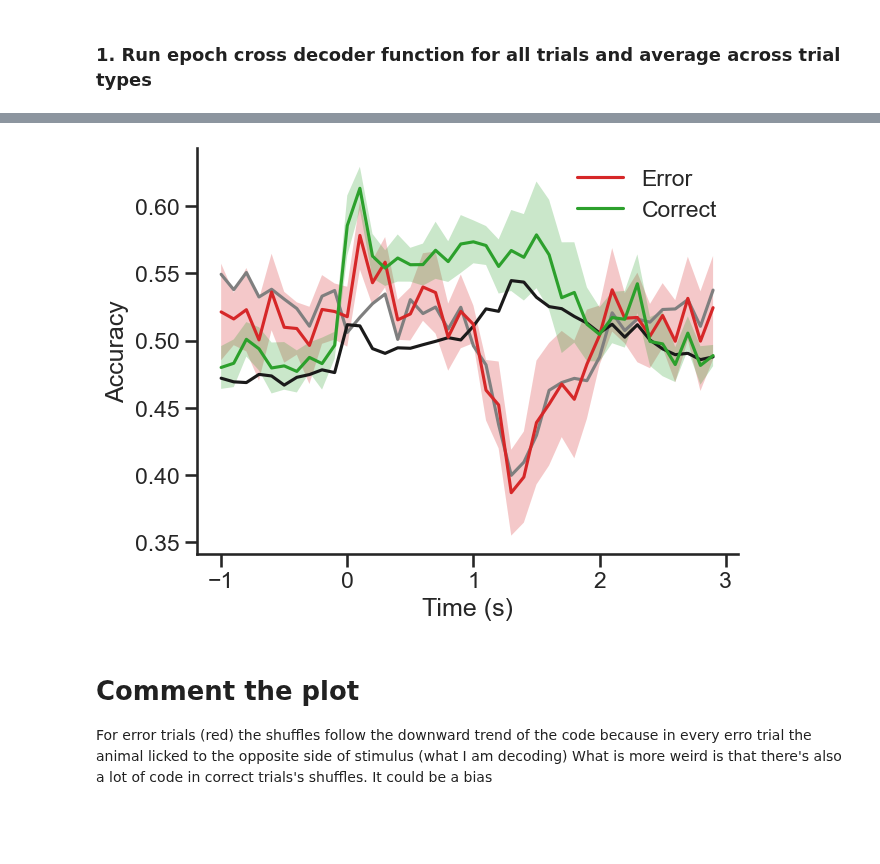
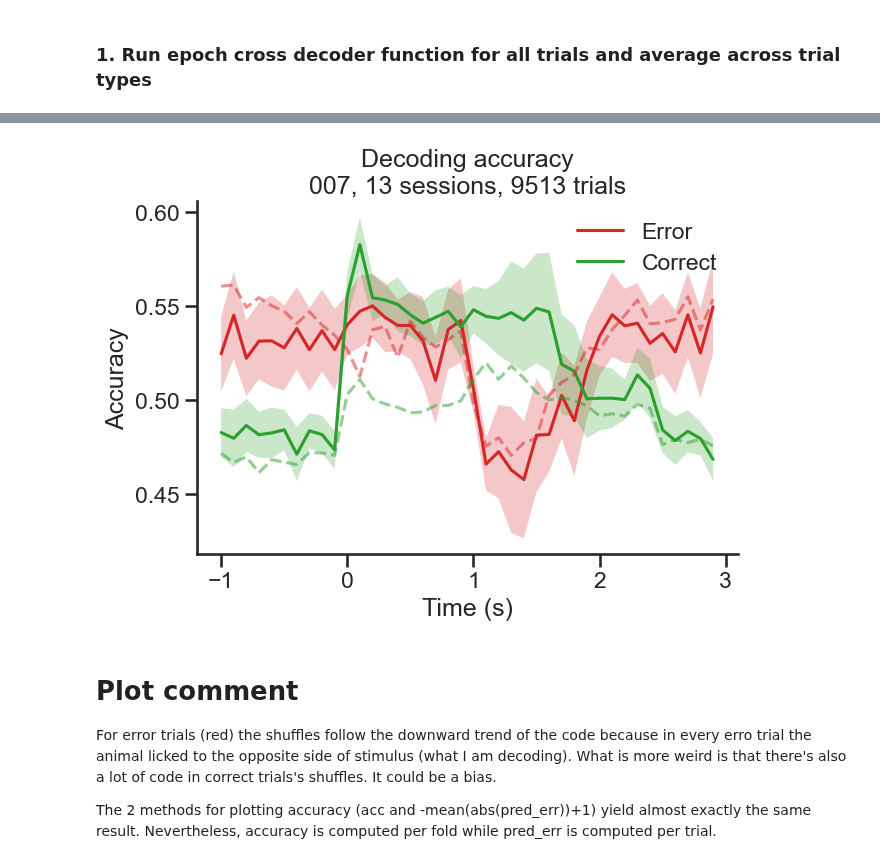
Before and after one commit to 3leni0n/PycharmProjects, a Jupyter notebook: ephys/decoder/notebook.ipynb, the cells around one changed output, grey strips where cells are left out. Drawn from its saved outputs; the diff is of its cells as text; code cells hidden in the pictures; blank space fills up the shorter version.

Commit message:
Cleaned decoder code and notebook

```diff
--- a/ephys/decoder/notebook.ipynb
+++ b/ephys/decoder/notebook.ipynb
@@ -82,16 +82,2 @@ Folder is not empty. Skipping...
 # %% [markdown]
 ## Load behavior
-# %%
-%%time
-# Load behavioral data from all sessions in a list of DataFrames
-behavior = []
-for _ in range(len(ephys_ids)):
-    print(f'Parsing behavioral session {_ + 1}/{len(ephys_ids)}: {ephys_ids[_]}...')
-    path_behavior = get_behavior_id(ephys_ids[_])
-    df_behavior = parse_v2(path_behavior)
-    behavior.append(df_behavior)
-
-# Get behavioral events
-stim_dur = df_behavior.StimDur.unique()[0]
-delay = df_behavior.Delay.unique()[0]
-go_cue = stim_dur + delay
@@ -266,6 +281,5 @@ plt.legend(frameon=False)
 # %%
 %%time
-from ephys.decoder import *
 # Run mean epoch cross decoder split across sessions
-results = mean_epoch_cross_decoder_split(epoch='stim', split_by='Hit', save=False, plot=False)
+# results = mean_epoch_cross_decoder_split(epoch='stim', split_by='Hit', save=True, plot=False)
 # %% [output]
@@ -324,4 +288,4 @@ Wall time: 1min 36s
 # %%
 # Load epoch cross decoder split results across sessions
-with open(Path(folder_parent / 'results_mean_epoch_cross_decoder_split_stim_split_by_Hit.pkl'), 'rb') as f:
+with open(Path(folder_parent / 'results_mean_epoch_cross_decoder_stim_split_by_Hit.pkl'), 'rb') as f:
     results = pickle.load(f)
@@ -328,35 +296,32 @@ with open(Path(folder_parent / 'results_mean_epoch_cross_decoder_split_stim_spli
 # %%
-# plot mean NEGATIVE MEAN ABS + 1 PRED ERROR epoch decoder split by Hit
+# Plot mean accuracy epoch stimulus decoder split by Hit
+acc0_mean = np.nanmean([np.nanmean(results['acc0'][i], axis=0) for i in range(len(results["acc0"]))], axis=0)
+acc0_sem = sem([np.nanmean(results['acc0'][i], axis=0) for i in range(len(results["acc0"]))], axis=0)
+acc_null0_mean = np.nanmean([(np.nanmean(results['acc_null0'][i], axis=(0, 2))) for i in range(len(results['acc_null0']))], axis=0)
+acc1_mean = np.nanmean([np.nanmean(results['acc1'][i], axis=0) for i in range(len(results["acc1"]))], axis=0)
+acc1_sem = sem([np.nanmean(results['acc1'][i], axis=0) for i in range(len(results["acc1"]))], axis=0)
+acc_null1_mean = np.nanmean([(np.nanmean(results['acc_null1'][i], axis=(0, 2))) for i in range(len(results['acc_null1']))], axis=0)
+
 plt.figure(constrained_layout=True)
-y_error_mean = -np.mean([np.nanmean(np.abs(results['pred_err0'][i]), axis=0) for i in range(len(results["pred_err0"]))], axis=0) + 1
-y_correct_mean = -np.mean([np.nanmean(np.abs(results['pred_err1'][i]), axis=0) for i in range(len(results["pred_err1"]))], axis=0) + 1
+plt.plot(results['bins'][:-1], acc0_mean, color='tab:red', label='Error')
+plt.fill_between(results['bins'][:-1], acc0_mean - acc0_sem, acc0_mean + acc0_sem, color='tab:red', edgecolor='none', alpha=0.25)
+plt.plot(results['bins'][:-1], acc1_mean, color='tab:green', label='Correct')
+plt.fill_between(results['bins'][:-1], acc1_mean - acc1_sem, acc1_mean + acc1_sem, color='tab:green', edgecolor='none', alpha=0.25)
+plt.plot(results['bins'][:-1], acc_null0_mean, color='tab:red', alpha=0.5, linestyle='--')
+plt.plot(results['bins'][:-1], acc_null1_mean, color='tab:green', alpha=0.5, linestyle='--')
 
-y_error_null = -np.mean([np.nanmean(np.abs(np.nanmean(results['pred_err_null0'][i], axis=2)), axis=0)
-                         for i in range(len(results["pred_err_null0"]))], axis=0) + 1
-y_correct_null = -np.mean([np.nanmean(np.abs(np.nanmean(results['pred_err_null1'][i], axis=2)), axis=0)
-                         for i in range(len(results["pred_err_null1"]))], axis=0) + 1
-
-plt.plot(results['bins'][:-1], y_error_null, color='tab:gray')
-plt.plot(results['bins'][:-1], y_correct_null, color='k')
-
-
-y_error_sem = sem([np.nanmean(np.abs(results['pred_err0'][i]), axis=0) for i in range(len(results["pred_err0"]))], axis=0)
-y_correct_sem = sem([np.nanmean(np.abs(results['pred_err1'][i]), axis=0) for i in range(len(results["pred_err1"]))], axis=0)
-plt.plot(results['bins'][:-1], y_error_mean, color='tab:red', label='Error')
-plt.fill_between(results['bins'][:-1], y_error_mean - y_error_sem, y_error_mean + y_error_sem, color='tab:red', edgecolor='none', alpha=0.25)
-plt.plot(results['bins'][:-1], y_correct_mean, color='tab:green', label='Correct')
-plt.fill_between(results['bins'][:-1], y_correct_mean - y_correct_sem, y_correct_mean + y_correct_sem, color='tab:green', edgecolor='none', alpha=0.25)
+n_trials = np.sum([results['acc0'][i].shape[0] for i in range(len(results['acc0']))])
+plt.title(f'Decoding accuracy\n'
+          f'{subject}, {len(results_stim["acc"])} sessions, {n_trials} trials')
 plt.xlabel('Time (s)')
 plt.ylabel('Accuracy')
-# n_trials = np.sum([results['apred_err'][i].shape[0] for i in range(len(results['acc']))])
 plt.legend(frameon=False)
-# plt.title(f'Decoding accuracy\n'
-#           f'{subject}, {len(results["acc"])} sessions, {n_trials} trials')
-# plt.title('Epoch cross decoder split by Hit')
 sns.despine()
 # %% [output]
-[figure, old version]
+[figure, new version]
 # %% [markdown]
-# Comment the plot
-For error trials (red) the shuffles follow the downward trend of the code because in every erro trial the animal licked to the opposite side of stimulus (what I am decoding)
-What is more weird is that there's also a lot of code in correct trials's shuffles. It could be a bias
+# Plot comment
+For error trials (red) the shuffles follow the downward trend of the code because in every erro trial the animal licked to the opposite side of stimulus (what I am decoding).
+What is more weird is that there's also a lot of code in correct trials's shuffles. It could be a bias.
+
+The 2 methods for plotting accuracy (acc and -mean(abs(pred_err))+1) yield almost exactly the same result. Nevertheless, accuracy is computed per fold while pred_err is computed per trial.
```
Also changed, not shown: parts of 28 cells of this notebook, 2 other files.
